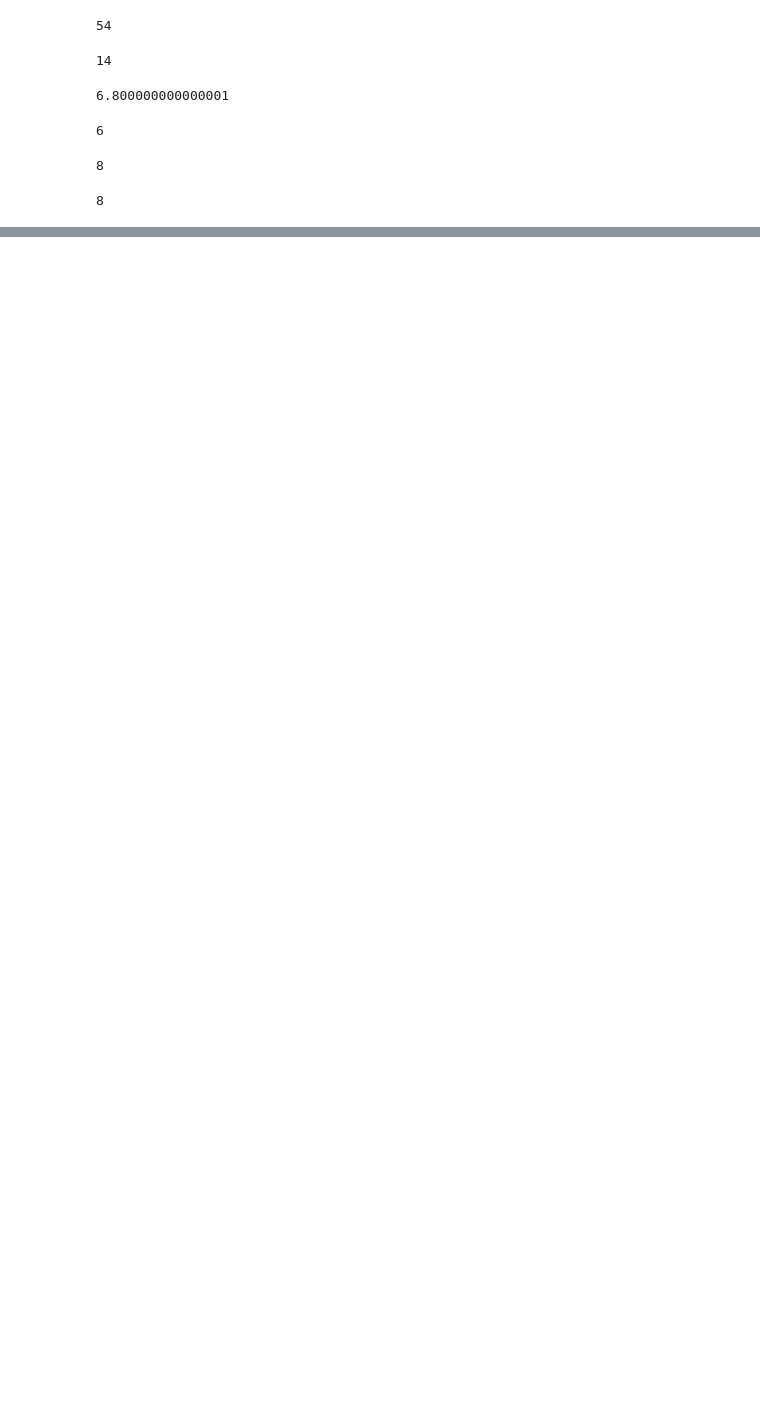
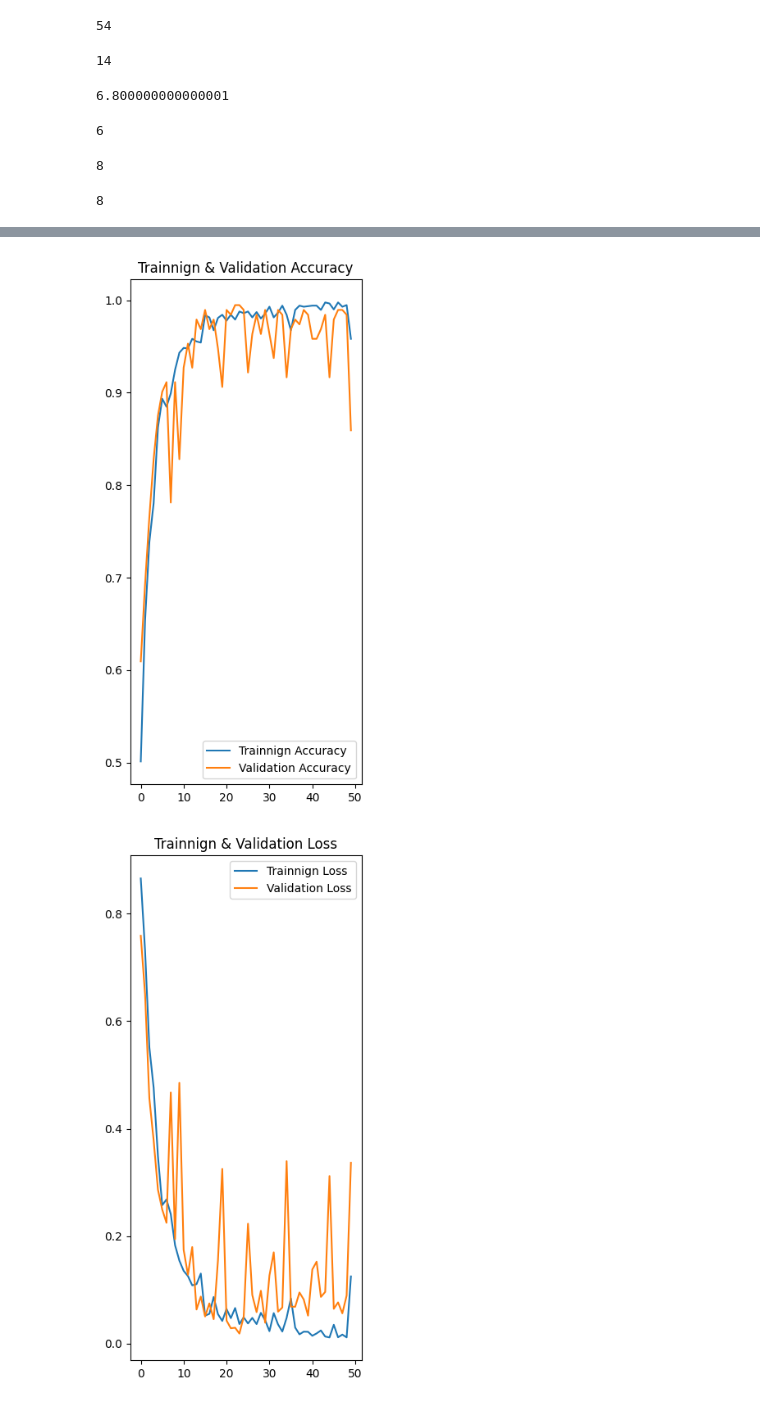
Before and after one commit to rayhankhan2192/Potato-Disease-Classification, a Jupyter notebook: training/main.ipynb, the cells around one changed output, grey strips where cells are left out. Saved outputs shown, nothing was run; the diff lists cells and outputs as text; code cells hidden in the pictures; blank space fills up the shorter version.

Commit message:
Build and Trained the model with CNN and got 90% accuracy

```diff
--- a/training/main.ipynb
+++ b/training/main.ipynb
@@ -116,0 +162,14 @@ data_augmentation = tf.keras.Sequential([
+# %%
+model.compile(
+    optimizer='adam',
+    loss = tf.keras.losses.SparseCategoricalCrossentropy(from_logits=False),
+    metrics=['accuracy']
+)
+# %%
+history = model.fit(
+    train_data,
+    epochs=EPOCH,
+    batch_size=BATCH_SIZE,
+    verbose = 1,
+    validation_data=validation_data
+)
@@ -116,0 +230,24 @@ data_augmentation = tf.keras.Sequential([
+# %%
+accuracy = history.history['accuracy']
+val_accuracy = history.history['val_accuracy']
+
+loss = history.history['loss']
+val_loss = history.history['val_loss']
+# %%
+plt.figure(figsize = (8,8))
+plt.subplot(1, 2, 1)
+plt.plot(range(EPOCH), accuracy, label = "Trainnign Accuracy")
+plt.plot(range(EPOCH), val_accuracy, label = "Validation Accuracy")
+plt.legend(loc = 'lower right')
+plt.title("Trainnign & Validation Accuracy")
+
+plt.figure(figsize = (8,8))
+plt.subplot(1, 2, 2)
+plt.plot(range(EPOCH), loss, label = "Trainnign Loss")
+plt.plot(range(EPOCH), val_loss, label = "Validation Loss")
+plt.legend(loc = 'upper right')
+plt.title("Trainnign & Validation Loss")
+plt.show()
+# %% [output]
+[figure, added]
+[figure, added]
```
Also changed, not shown: parts of 11 cells of this notebook.
